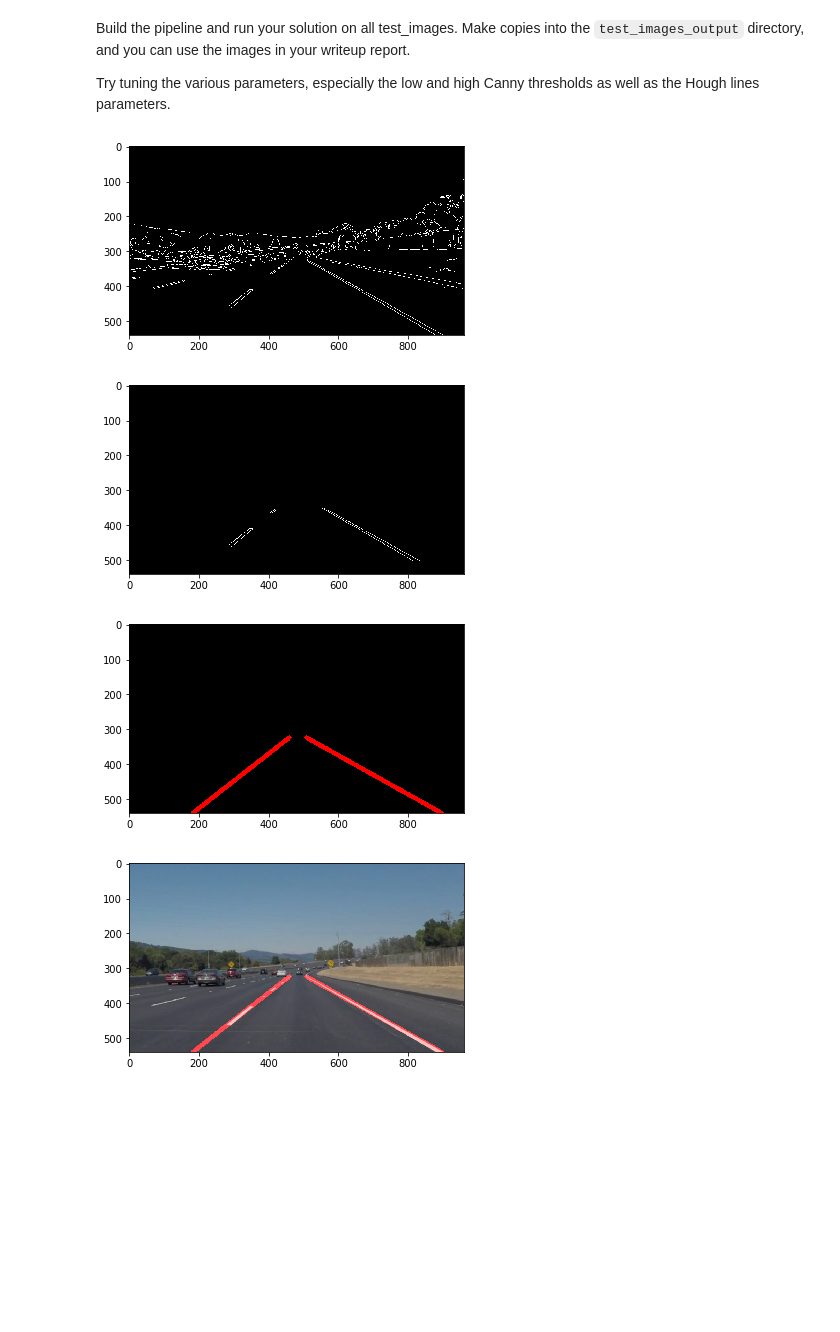
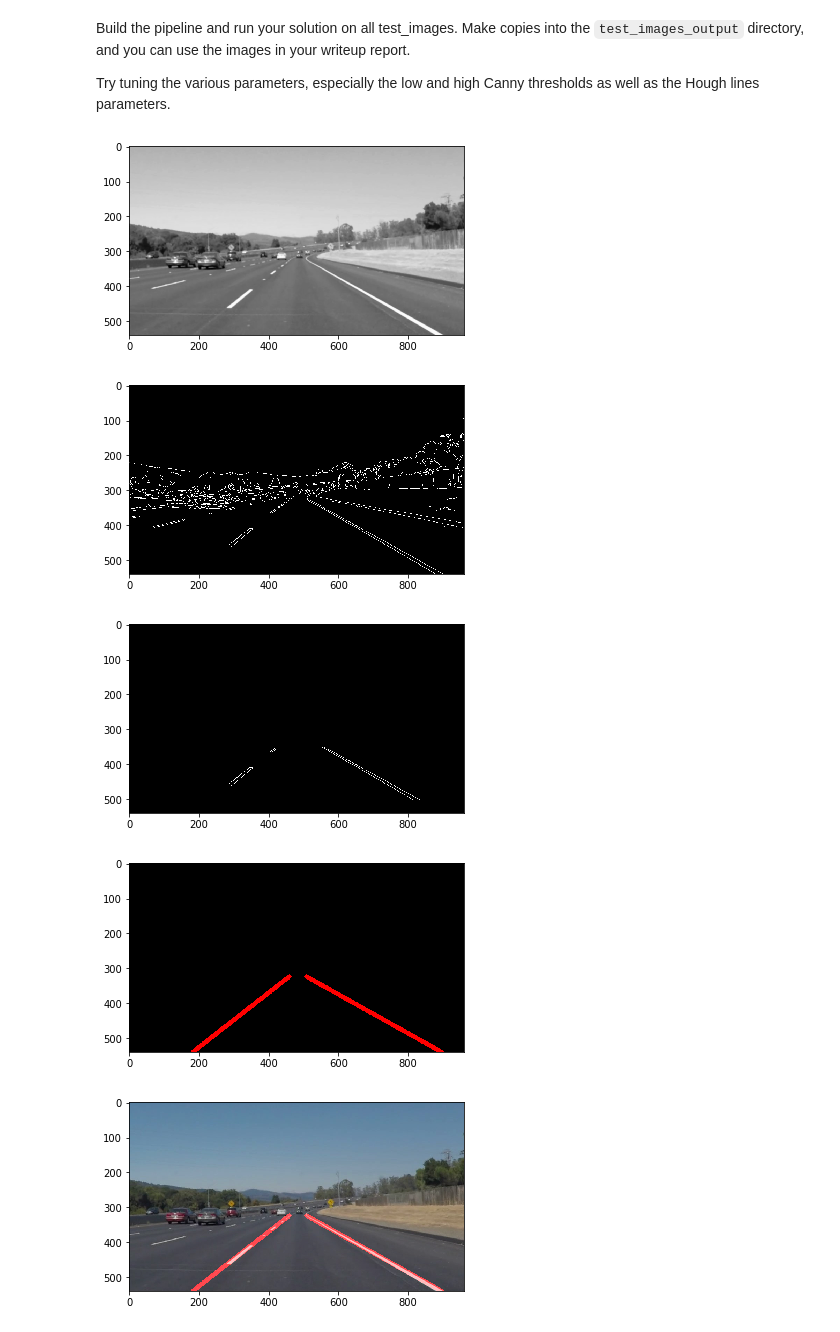
Before and after one commit to ttungl/SDC-term1-Finding-Lane-Lines-on-Road, a Jupyter notebook: Finding_Lane_Lines/Finding_lane_lines.ipynb, the cells around one changed output. Drawn from its saved outputs; the diff is of its cells as text; code cells hidden in the pictures; blank space fills up the shorter version.

```diff
--- a/Finding_Lane_Lines/Finding_lane_lines.ipynb
+++ b/Finding_Lane_Lines/Finding_lane_lines.ipynb
@@ -298,32 +298,37 @@ def lane_lines_pipelines(img):
 # %%
 # gray testing
 image1= mpimg.imread("test_images/solidWhiteCurve.jpg")
 gray = grayscale(image1)
 # Gaussian smoothing
 blur_gray = gaussian_blur(gray, kernel_size=kernel_size)
+plt.imshow(blur_gray, cmap='Greys_r')
+plt.savefig('test_images_out/blur_gray_lines.jpg', dpi=300)
+plt.show()
+
 # Canny edges detection
 edges = canny(blur_gray, low_threshold=low_threshold, high_threshold=high_threshold)
 plt.imshow(edges, cmap='Greys_r')
 plt.savefig('test_images_out/canny_edges_lines.jpg', dpi=300)
 plt.show()
 
 # Two quadrilateral shapes on left and right sides
 vertices = vertices_shape(edges)
 # masked region of interest
 masked_edges = region_of_interest(edges, vertices)
 plt.imshow(masked_edges, cmap='Greys_r')
 plt.savefig('test_images_out/masked_edges_region_interest.jpg', dpi=300)
 plt.show()
 
 # Hough transform on the edges detection of the image
 lines_img = hough_lines(masked_edges, rho, theta, threshold, min_line_length, max_line_gap)
 plt.imshow(lines_img, cmap='Greys_r')
 plt.savefig('test_images_out/hough_lines.jpg', dpi=300)
 plt.show()
 # %% [output]
-[figure, old version]
+[figure, new version]
-[figure, old version]
+[figure, new version]
-[figure, old version]
+[figure, new version]
+[figure, added]
 # %%
 # series of images
 test_images = os.listdir("test_images/")
```
Also changed, not shown: 1 other file.
